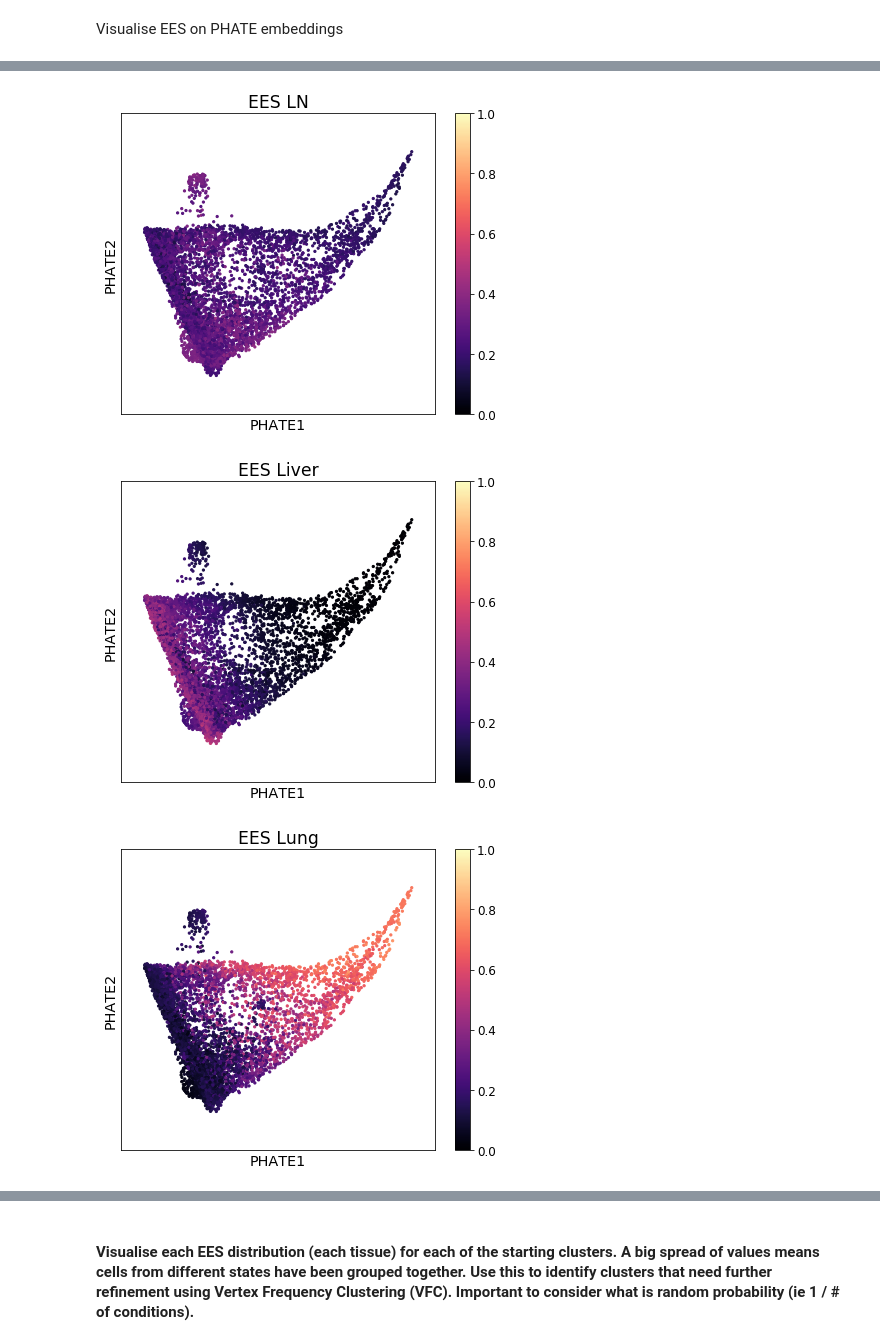
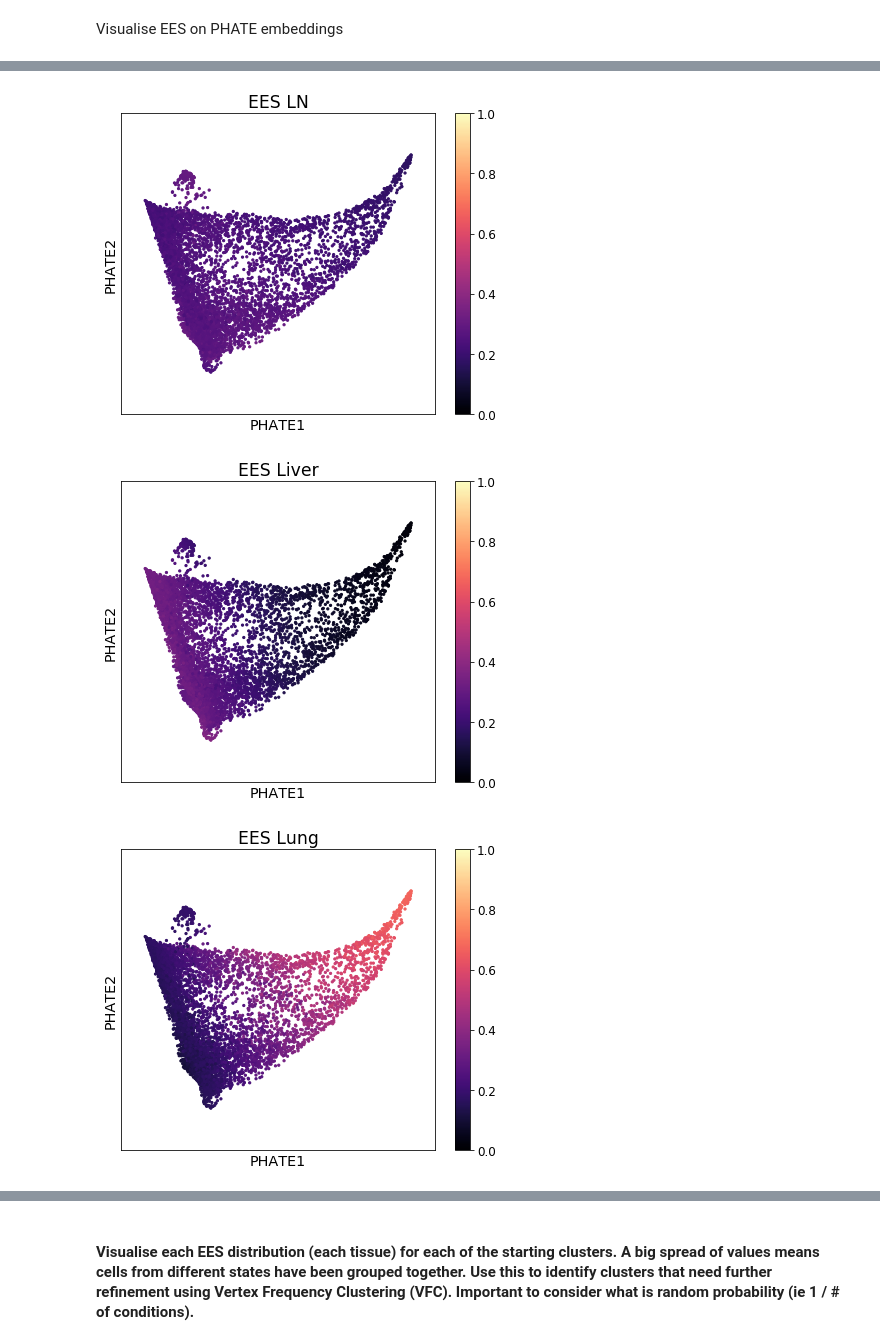
Before and after one commit to syouligan/SCmets_chrcha_scripts, a Jupyter notebook: MELD-MELD_to_scatter_starting_clusters.ipynb, the cells around one changed output, grey strips where cells are left out. Drawn from its saved outputs; the diff is of its cells as text; code cells hidden in the pictures.

```diff
--- a/MELD-MELD_to_scatter_starting_clusters.ipynb
+++ b/MELD-MELD_to_scatter_starting_clusters.ipynb
@@ -55,9 +173,0 @@ sdata = ad.read_h5ad(os.path.join(outdir, 'Prefiltered_experiment_' + str(datase
-# %%
-sdata.obs['Start_cluster'] = sdata.obs['leiden']
-sdata.obs['Start_cluster'] = sdata.obs['Start_cluster'].astype(str)
-# %%
-clusters = sdata.obs['Start_cluster'].values.astype('int')
-ax = scprep.plot.scatter2d(sdata.obsm['X_phate_harmony'], c=clusters, cmap=sns.husl_palette(5), s=1,
-                           legend_anchor=(1,1), fontsize=12, title='PHATE starting clusters')
-fig = ax.figure
-fig.savefig(os.path.join(outdir, 'PHATE_starting_clusters.png'), dpi=300)
@@ -66,7 +174,7 @@ fig.savefig(os.path.join(outdir, 'PHATE_starting_clusters.png'), dpi=300)
 # %% [markdown]
 #### Use MELD to calculate an enhanced experimental signal based on Graph density. Graph has already been computed. May require changing beta (smoothing) parameter when using whole experiment.
 # %%
-G = pickle.load(open(os.path.join(outdir, 'Prefiltered_experiment_' + str(dataset) + '_Harmonised_GRAPH.pkl'), "rb" ) )
+G = pickle.load(open(os.path.join(outdir, 'Prefiltered_experiment_' + str(dataset) + '_MNN_GRAPH.pkl'), "rb" ) )
 # %% [markdown]
 Create MELD operator
 # %%
@@ -127,4 +235,4 @@ EES_tissue = pd.DataFrame({'Primary':EES_norm[['Primary_1', 'Primary_2', 'Primar
 EES_tissue['LN'] = pd.DataFrame(EES_norm[['LN_1', 'LN_2', 'LN_3', 'LN_4']].mean(axis=1))
 EES_tissue['Liver'] = pd.DataFrame(EES_norm[['Liver_1', 'Liver_2', 'Liver_3', 'Liver_4']].mean(axis=1))
 EES_tissue['Lung'] = pd.DataFrame(EES_norm[['Lung_1', 'Lung_2', 'Lung_3', 'Lung_4']].mean(axis=1))
-EES_tissue
+sdata.obs = pd.concat([sdata.obs, EES_tissue], axis=1)
@@ -150,7 +244,7 @@ EES_tissue.to_csv(os.path.join(outdir, 'Prefiltered_experiment_' + str(dataset)
 Visualise EES on PHATE embeddings
 # %%
 for tiss in list(cmaps['tissue_cmap']):
-    ax = scprep.plot.scatter2d(sdata.obsm["X_phate_harmony"], c=EES_tissue[tiss], cmap='magma', vmin=0, vmax=1, figsize=(6,5), s=5, label_prefix='PHATE', ticks=False, title= 'EES ' + str(tiss))
+    ax = scprep.plot.scatter2d(sdata.obsm["X_phate_MNN"], c=EES_tissue[tiss], cmap='magma', vmin=0, vmax=1, figsize=(6,5), s=5, label_prefix='PHATE', ticks=False, title= 'EES ' + str(tiss))
     fig = ax.figure
     fig.savefig(os.path.join(outdir, 'PHATE_with_' + str(tiss) + '_EES.png'), dpi=300)
 # %% [output]
@@ -158,3 +252,3 @@ for tiss in list(cmaps['tissue_cmap']):
-[figure, old version]
+[figure, new version]
-[figure, old version]
+[figure, new version]
-[figure, old version]
+[figure, new version]
```
Also changed, not shown: parts of 28 cells of this notebook, 9 other files.
